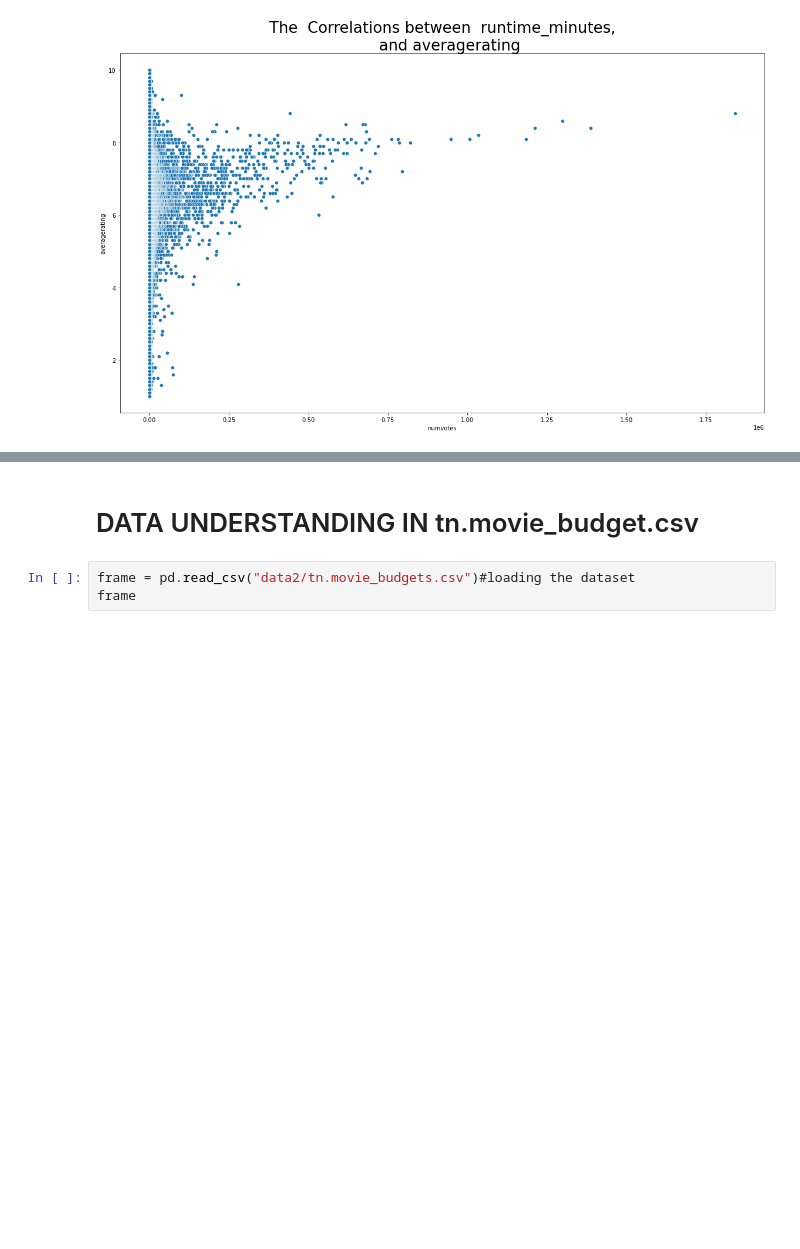
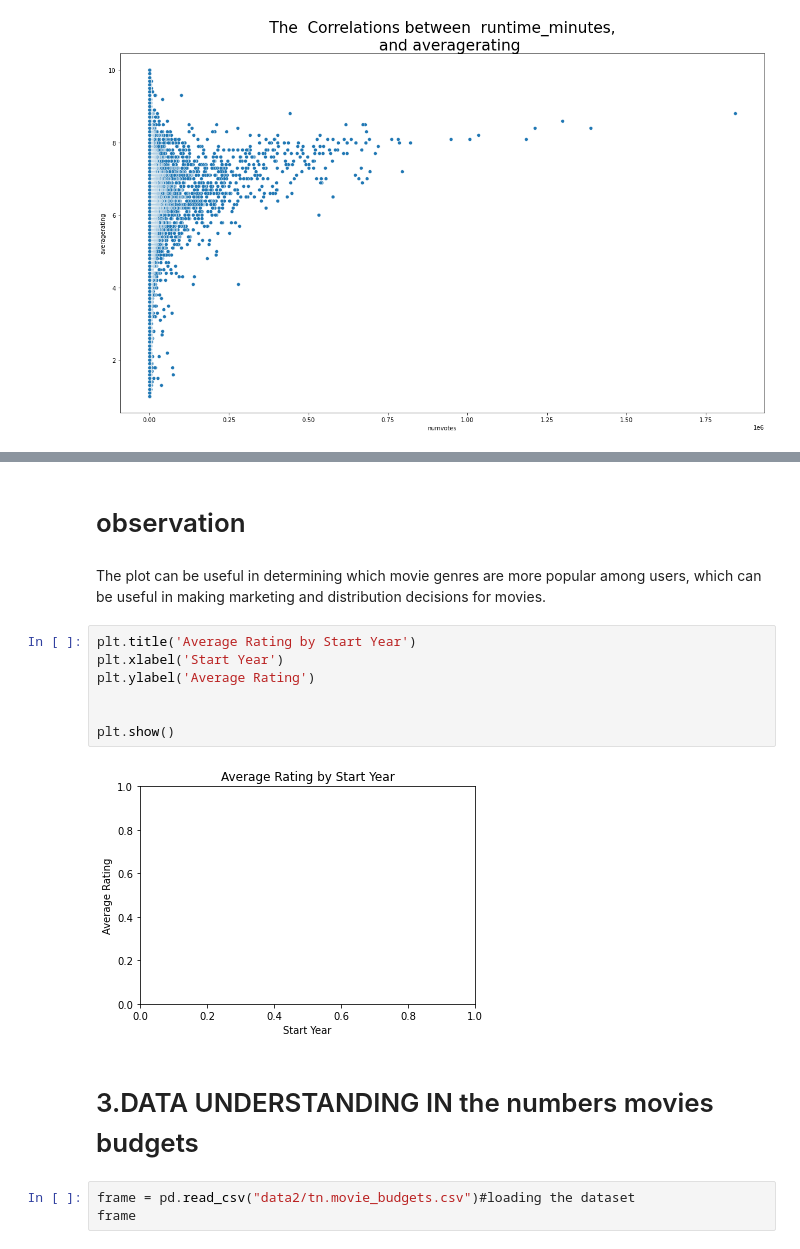
Before and after one commit to Grace-01-cell/dsc-phase-1-project-v2-4, a Jupyter notebook: student.ipynb, the cells around one changed output, grey strips where cells are left out. Saved outputs shown, nothing was run; the diff lists cells and outputs as text; blank space fills up the shorter version.

```diff
--- a/student.ipynb
+++ b/student.ipynb
@@ -458,5 +565,18 @@ plt.show()
+# %% [markdown]
+# observation
+# %% [markdown]
+The plot can be useful in determining which movie genres are more popular among users, which can be useful in making marketing and distribution decisions for movies.
+# %%
+plt.title('Average Rating by Start Year')
+plt.xlabel('Start Year')
+plt.ylabel('Average Rating')
+
+
+plt.show()
+# %% [output]
+[figure, added]
 # %% [markdown]
-# DATA UNDERSTANDING IN tn.movie_budget.csv
+# 3.DATA UNDERSTANDING IN the numbers movies budgets
 # %%
 frame = pd.read_csv("data2/tn.movie_budgets.csv")#loading the dataset
 frame
```
Also changed, not shown: parts of 77 cells of this notebook.
